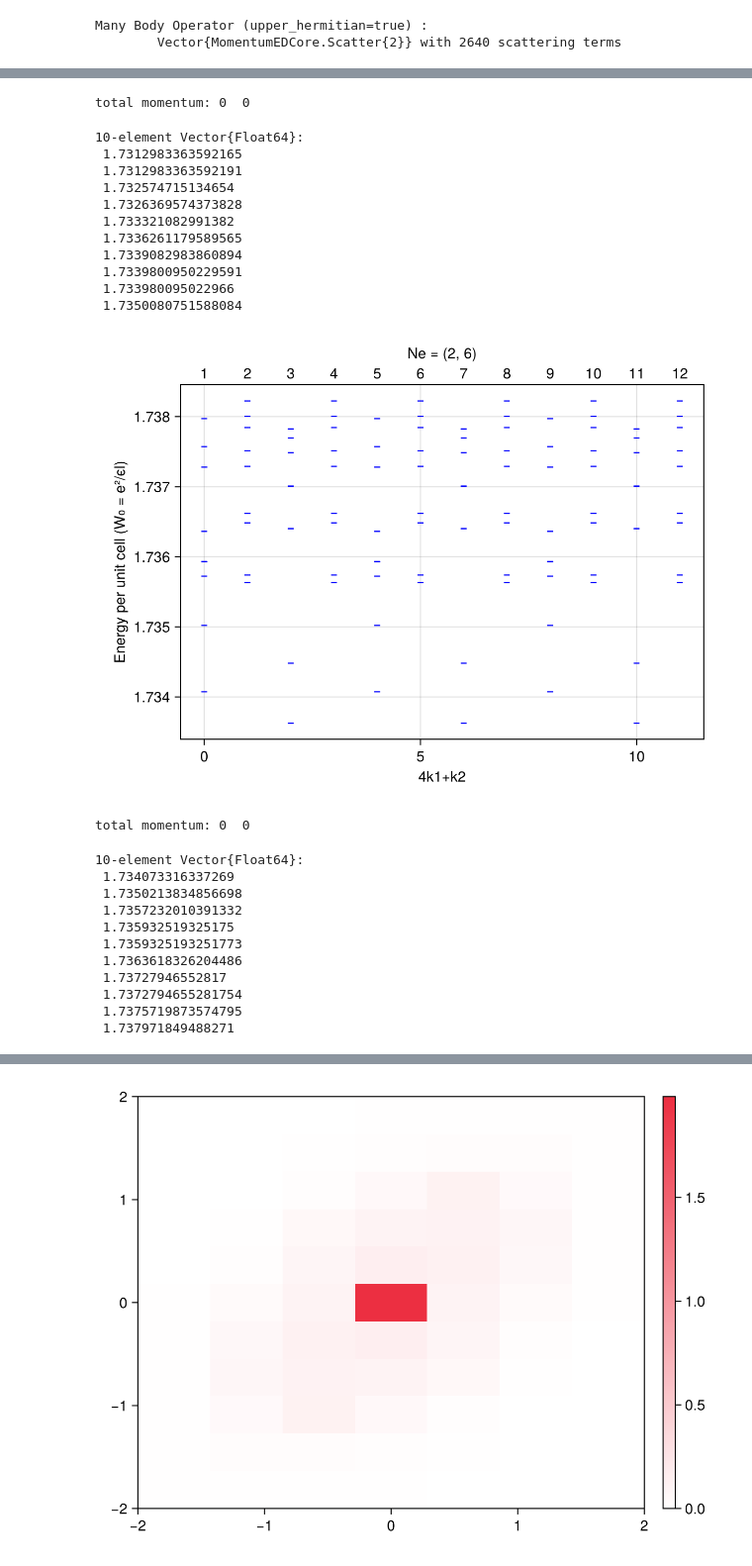
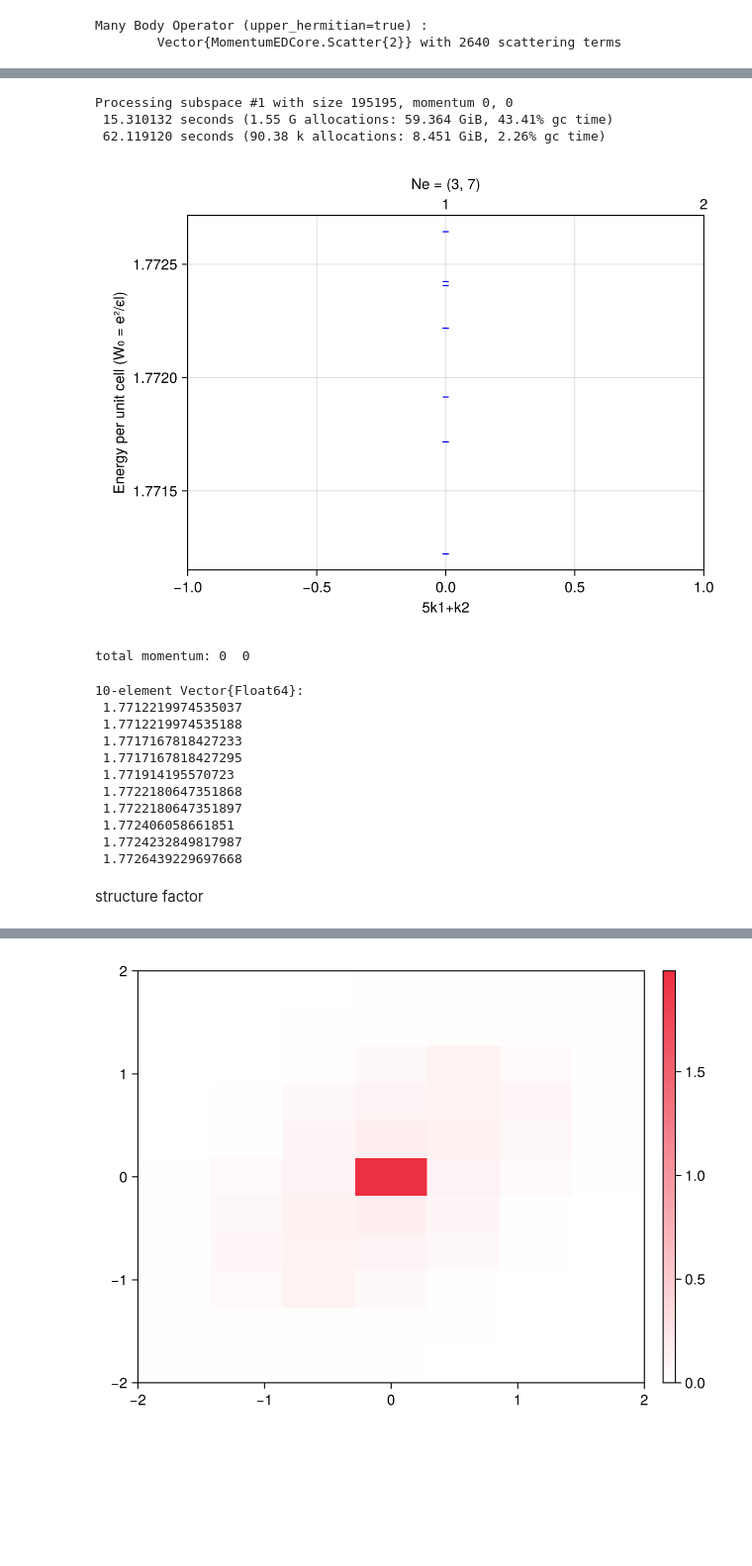
Before and after one commit to Zou-Bo/MomentumED.jl, a Jupyter notebook: landau level torus/continous symmetry breaking/2. LL_exciton_condensate.ipynb, the cells around one changed output, grey strips where cells are left out. Shown: that part at 99% size. Drawn from its saved outputs; the diff is of its cells as text; code cells hidden in the pictures; blank space fills up the shorter version.

```diff
--- a/landau level torus/continous symmetry breaking/2. LL_exciton_condensate.ipynb
+++ b/landau level torus/continous symmetry breaking/2. LL_exciton_condensate.ipynb
@@ -17,7 +17,7 @@ using CairoMakie # for plotting
 CairoMakie.activate!()
 
 # Plot the energy spectrum
-function plot_ed_spectrum(energies, vectors; title=nothing, ylims = (nothing, nothing))
+function plot_ed_spectrum(energies=energies, vectors=vectors; title=nothing, ylims = (nothing, nothing))
     fig = Figure();
     ax = Axis(fig[1, 1];
         xlabel = "$(Gk[2])k1+k2",
@@ -145,14 +145,14 @@ sys_int = LandauInteraction(tri_lattice,
 sys_int.D_l = 10.0                  # Screening length D/l
 sys_int.d_l = 0.5                  # Inter-layer distance d/l
 # compute the pseudo-potential components
-# intra_PP = LLT.pseudo_potential_decomposition.(0:4; same_layer = true,  D_l = sys_int.D_l, d_l = sys_int.d_l)
-# inter_PP = LLT.pseudo_potential_decomposition.(0:4; same_layer = false, D_l = sys_int.D_l, d_l = sys_int.d_l)
+intra_PP = LLT.pseudo_potential_decomposition.(0:6; same_layer = true,  D_l = sys_int.D_l, d_l = sys_int.d_l)
+inter_PP = LLT.pseudo_potential_decomposition.(0:6; same_layer = false, D_l = sys_int.D_l, d_l = sys_int.d_l)
 @show intra_PP
 @show inter_PP
 
 # Haldane pseudo-potential
-# sys_int.V_intra = [0.0; 0.8; 0.0; 0.4]          # Intralayer Haldane pseudo-potential in unit of W0
-# sys_int.V_inter = [1.0; 0.7; 0.5; 0.4]          # Interlayer Haldane pseudo-potential in unit of W0
+sys_int.V_intra = [0.0; 0.8; 0.0; 0.4]          # Intralayer Haldane pseudo-potential in unit of W0
+sys_int.V_inter = [1.0; 0.7; 0.5; 0.4]          # Interlayer Haldane pseudo-potential in unit of W0
 
 # or use Coulomb interaction with a cutoff in m
 sys_int.V_intra = copy(intra_PP)
@@ -209,8 +209,7 @@ end
 structure_factor_expectation (generic function with 1 method)
 # %%
 # Create momentum blocks (Hilbert subspace) for bilayer system
-subspaces, ss_k1, ss_k2 =
-    ED_momentum_subspaces(para, (Ne1, Ne2));
+subspaces, ss_k1, ss_k2 = ED_momentum_subspaces(para, (Ne1, Ne2));
 display(length.(subspaces))
 
 # Generate Scatter lists for efficient Hamiltonian construction
@@ -281,39 +302,36 @@ plot_ed_spectrum(title="Ne = ($Ne1, $Ne2)");
-# %%
-# check energies explicitly to see degeneracy.
-
-sn = 1 # the subspace number to inspect
-println("total momentum: ", ss_k1[sn], "  ", ss_k2[sn])
-energies[sn]/Nk/LLT.W0
-# %% [output]
-total momentum: 0  0
-10-element Vector{Float64}:
- 1.7312983363592165
- 1.7312983363592191
- 1.732574715134654
- 1.7326369574373828
- 1.733321082991382
- 1.7336261179589565
- 1.7339082983860894
- 1.7339800950229591
- 1.733980095022966
- 1.7350080751588084
+# %%
+Neigen = 10  # Number of eigenvalues to compute per subspace
+energies37 = Vector{Vector{Float64}}(undef, length(subspaces));
+vectors37 = Vector{Vector{<:MBS64Vector}}(undef, length(subspaces));
+for i in eachindex(subspaces)[1]
+    println("Processing subspace #$i with size $(length(subspaces[i])), momentum $(ss_k1[i]), $(ss_k2[i])")
+    energies37[i], vectors37[i] = EDsolve(subspaces[i], scat_list2, scat_list1;
+        N=Neigen, showtime=true, ishermitian=true
+    )
+end
+# %% [output]
+Processing subspace #1 with size 195195, momentum 0, 0
+ 15.310132 seconds (1.55 G allocations: 59.364 GiB, 43.41% gc time)
+ 62.119120 seconds (90.38 k allocations: 8.451 GiB, 2.26% gc time)
 # %%
-plot_ed_spectrum(title="Ne = ($Ne1, $Ne2)");
+plot_ed_spectrum(energies37, vectors37; title="Ne = ($Ne1, $Ne2)");
 sn = 1 # the subspace number to inspect
 println("total momentum: ", ss_k1[sn], "  ", ss_k2[sn])
-energies[sn]/Nk/LLT.W0
+energies37[sn]/Nk/LLT.W0
 # %% [output]
-[figure, old version]
+[figure, new version]
 total momentum: 0  0
 10-element Vector{Float64}:
- 1.734073316337269
- 1.7350213834856698
- 1.7357232010391332
- 1.735932519325175
- 1.7359325193251773
- 1.7363618326204486
- 1.73727946552817
- 1.7372794655281754
- 1.7375719873574795
- 1.737971849488271
+ 1.7712219974535037
+ 1.7712219974535188
+ 1.7717167818427233
+ 1.7717167818427295
+ 1.771914195570723
+ 1.7722180647351868
+ 1.7722180647351897
+ 1.772406058661851
+ 1.7724232849817987
+ 1.7726439229697668
+# %% [markdown]
+structure factor
 # %%
```
Also changed, not shown: parts of 9 cells of this notebook, 18 other files.
